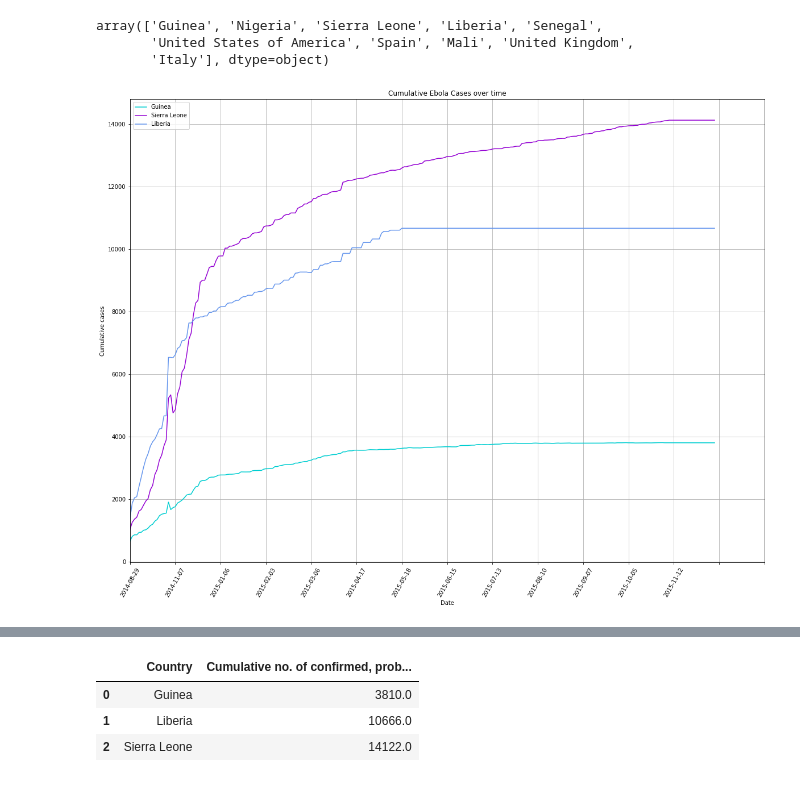
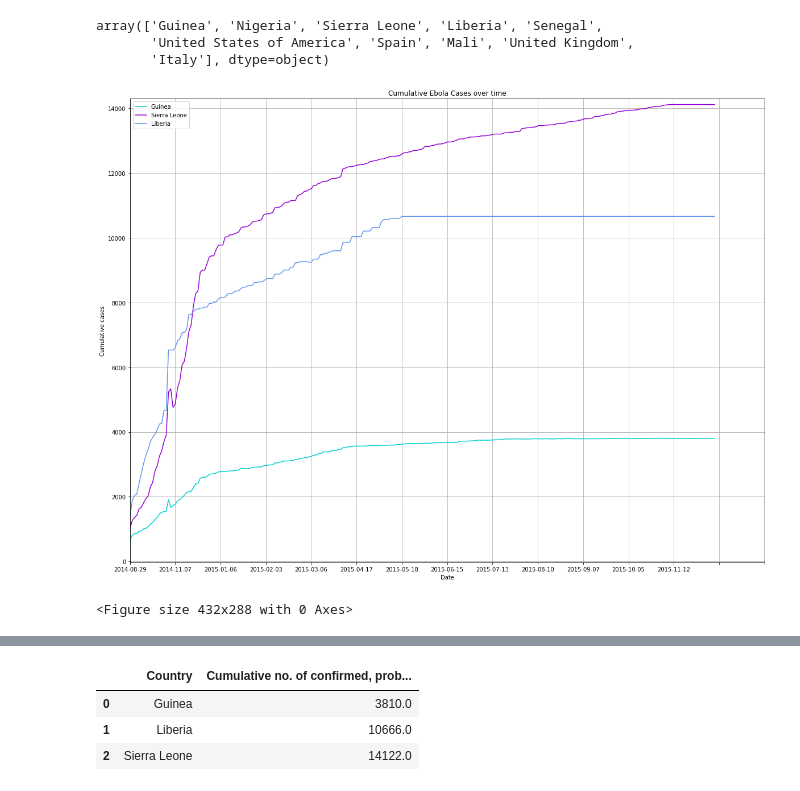
Before and after one commit to erharker/Json-s-and-the-pretty-pprintcesses, a Jupyter notebook: sars-ebola.ipynb, the cells around one changed output, grey strips where cells are left out. Drawn from its saved outputs; the diff is of its cells as text; code cells hidden in the pictures.

Commit message:
Added files into resources

```diff
--- a/sars-ebola.ipynb
+++ b/sars-ebola.ipynb
@@ -34,7 +50,6 @@ array(['Guinea', 'Nigeria', 'Sierra Leone', 'Liberia', 'Senegal',
        'Italy'], dtype=object)
 # %%
 #Cumulative line graph of cases over time per country
-
 #Countries with high number of cases
 #Guinea
 guinea_df=ebola_df.loc[ebola_df["Country"]=="Guinea"]
@@ -43,90 +58,40 @@ x_axis1=guinea_df["Date"]
 y_axis1=guinea_cases
 fig= plt.figure(figsize=(20,15))
 line1 = plt.plot(x_axis1, y_axis1, color="darkturquoise", label="Guinea")
 
 #Sierra Leone
 sierraleone_df=ebola_df.loc[ebola_df["Country"]=="Sierra Leone"]
 sierraleone_cases= sierraleone_df['Cumulative no. of confirmed, probable and suspected cases']
 x_axis3=sierraleone_df["Date"]
 y_axis3=sierraleone_cases
 line3 = plt.plot(x_axis3, y_axis3, color="darkviolet", label="Sierra Leone")
 
 #Liberia
 liberia_df=ebola_df.loc[ebola_df["Country"]=="Liberia"]
 liberia_df=liberia_df.loc[liberia_df["Cumulative no. of confirmed, probable and suspected cases"]>=1378]
 liberia_cases= liberia_df['Cumulative no. of confirmed, probable and suspected cases']
 x_axis4=liberia_df["Date"]
 y_axis4=liberia_cases
 line4 = plt.plot(x_axis4, y_axis4, color="cornflowerblue", label="Liberia")
 
 
 plt.legend(loc="best")
 plt.ylabel('Cumulative cases')
 plt.xlabel("Date")
 plt.title('Cumulative Ebola Cases over time')
 plt.xlim(xmin=0)
+plt.xlim(xmax=250)
+plt.ylim(ymax=14300)
+
 plt.xticks(np.arange(0, 300, step=20))
-plt.xticks(rotation=60,horizontalalignment="center")
+plt.xticks(rotation=0,horizontalalignment="center")
 
 plt.grid()
 plt.show()
-
-
-#Countries with low number of cases
-
-# #Senegal
-# senegal_df=ebola_df.loc[ebola_df["Country"]=="Senegal"]
-# senegal_cases= senegal_df['Cumulative no. of confirmed, probable and suspected cases']
-# x_axis5=senegal_df["Date"]
-# y_axis5=senegal_cases
-# fig= plt.figure(figsize=(20,15))
-# line5 = plt.plot(x_axis5, y_axis5, color="red", label="Senegal")
-
-# #Nigeria
-# nigeria_df=ebola_df.loc[ebola_df["Country"]=="Nigeria"]
-# nigeria_cases= nigeria_df['Cumulative no. of confirmed, probable and suspected cases']
-# nigeria_df=nigeria_df.loc[nigeria_df["Cumulative no. of confirmed, probable and suspected cases"]>=19]
-# x_axis2=nigeria_df["Date"]
-# y_axis2=nigeria_cases
-# line2 = plt.plot(x_axis2, y_axis2, color="darkblue", label="Nigeria")
-
-# #USA
-# usa_df=ebola_df.loc[ebola_df["Country"]=="United States of America"]
-# usa_cases= usa_df['Cumulative no. of confirmed, probable and suspected cases']
-# x_axis6=usa_df["Date"]
-# y_axis6=usa_cases
-# line6 = plt.plot(x_axis6, y_axis6, color="springgreen", label="United States")
-
-# #Spain
-# spain_df=ebola_df.loc[ebola_df["Country"]=="Spain"]
-# spain_cases= spain_df['Cumulative no. of confirmed, probable and suspected cases']
-# x_axis7=spain_df["Date"]
-# y_axis7=spain_cases
-# line7 = plt.plot(x_axis7, y_axis7, color="yellow", label="Spain")
-
-# #Mali
-# mali_df=ebola_df.loc[ebola_df["Country"]=="Mali"]
-# mali_cases= mali_df['Cumulative no. of confirmed, probable and suspected cases']
-# x_axis8=mali_df["Date"]
-# y_axis8=mali_cases
-# line8 = plt.plot(x_axis8, y_axis8, color="darkcyan", label="Mali")
-
-# plt.legend(loc="best")
-# plt.ylabel('Cumulative cases')
-# plt.xlabel("Date")
-# plt.title('Cumulative Ebola Cases over time')
-
-# plt.xticks(np.arange(0, 300, step=20))
-# plt.xticks(rotation=60)
-
-# plt.grid()
-# plt.show()
-
-#countries=['Guinea', 'Nigeria', 'Sierra Leone', 'Liberia', 'Senegal',
-       #'United States of America', 'Spain', 'Mali', 'United Kingdom',
-       #'Italy']
+plt.savefig('Resources/Ebola_cases.png')
 # %% [output]
-[figure, old version]
+[figure, new version]
+<Figure size 432x288 with 0 Axes>
 # %%
 #Cumulative line graph of the number of deaths over time per country
 
```
Also changed, not shown: parts of 44 cells of this notebook, 6 other files.
